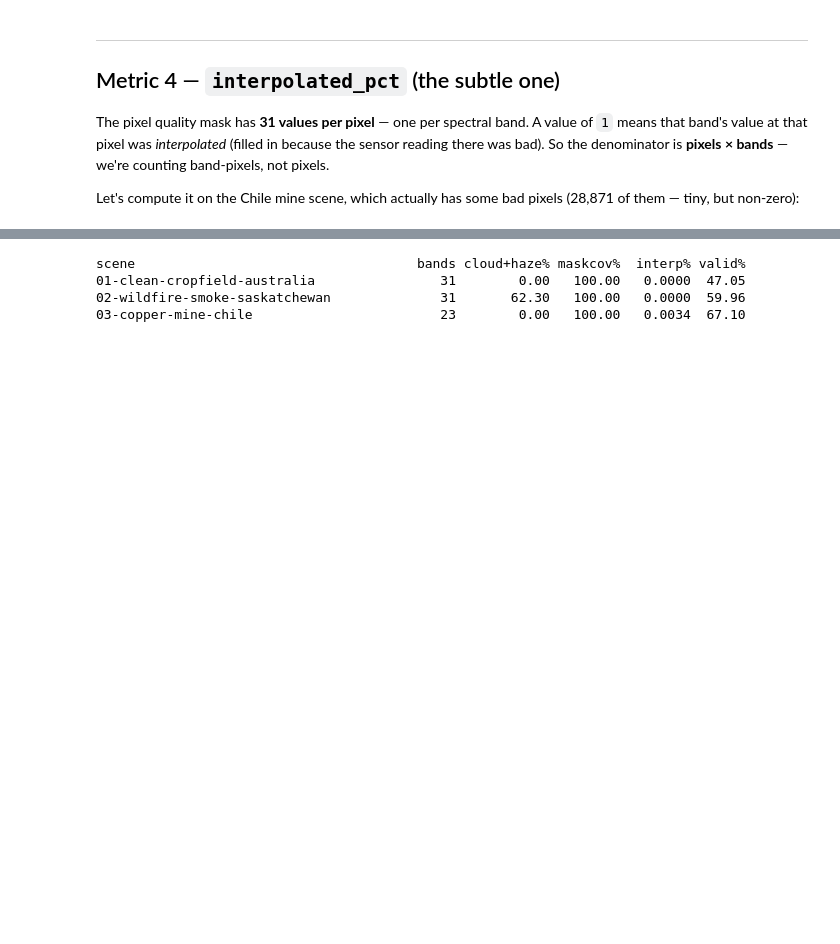
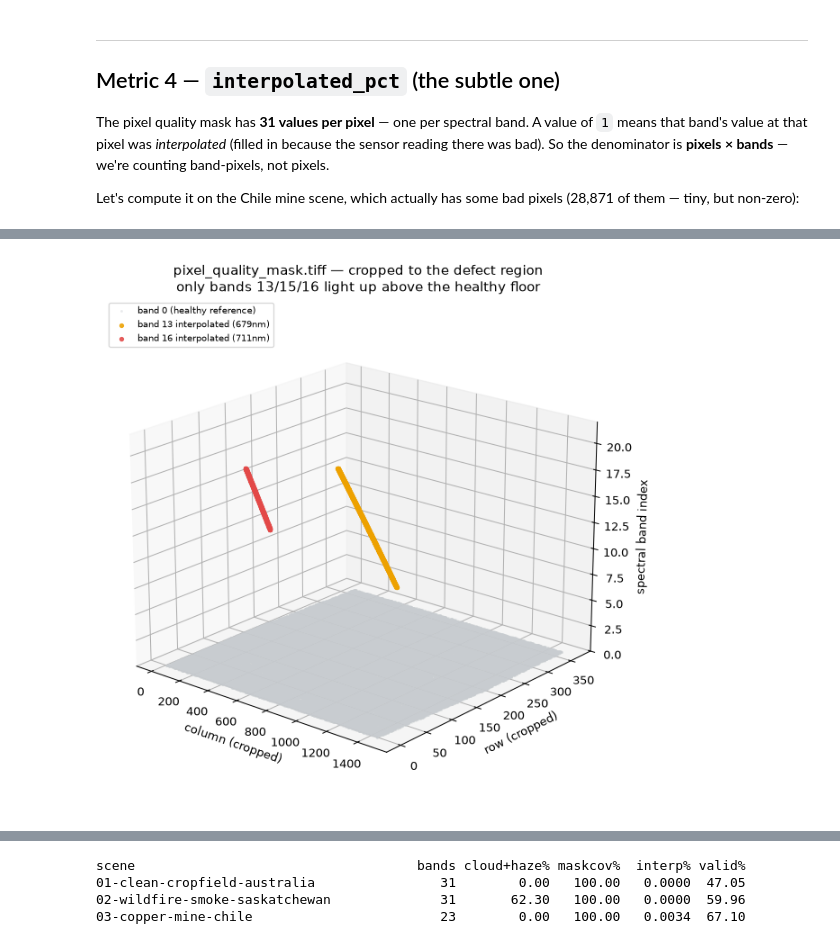
Before and after one commit to shilpi1958/pixxel-image-pm, a Jupyter notebook: notebooks/qa_pipeline_walkthrough.ipynb, the cells around one changed output, grey strips where cells are left out. Drawn from its saved outputs; the diff is of its cells as text; code cells hidden in the pictures; blank space fills up the shorter version.

```diff
--- a/notebooks/qa_pipeline_walkthrough.ipynb
+++ b/notebooks/qa_pipeline_walkthrough.ipynb
@@ -259,0 +326,19 @@ full-band dropout (a band ~100% interpolated): False
+# %%
+# Which bands actually have interpolated pixels, and where do they sit spatially?
+bad_bands = [b for b, c in enumerate(per_band) if c > 0]
+print(f"bands with interpolated pixels: {bad_bands}  (out of {nb2} total)")
+for b in bad_bands:
+    print(f"  band {b}: {per_band[b]:,} interpolated pixels")
+
+# Spatial footprint: are the flagged pixels clustered (one physical event) or scattered?
+rows, cols = np.where(pq2[:, :, bad_bands[0]] == 1)
+print(f"\nrow range:  {rows.min():,} - {rows.max():,}  (image height {pq2.shape[0]:,})")
+print(f"col range:  {cols.min():,} - {cols.max():,}  (image width {pq2.shape[1]:,})")
+print(f"row span:   {rows.max()-rows.min():,} px  |  col span: {cols.max()-cols.min():,} px")
+
+row_frac = (rows.max() - rows.min()) / pq2.shape[0]
+col_frac = (cols.max() - cols.min()) / pq2.shape[1]
+print(f"\n→ confined to ~{row_frac*100:.0f}% of image height but spans ~{col_frac*100:.0f}% of image width:")
+print("  the signature of a SCAN-LINE defect — a transient sensor glitch affecting")
+print("  bands 13/15/16 for one stretch of the pushbroom sweep, not random noise")
+print("  and not a permanently dead detector element (which would show up in every scene).")
@@ -259,0 +368,37 @@ full-band dropout (a band ~100% interpolated): False
+# %%
+r0, r1 = rows.min() - 100, rows.max() + 100
+c0, c1 = cols.min() - 100, cols.max() + 100
+crop = pq2[max(r0,0):r1, max(c0,0):c1, :]
+f3d2 = max(1, crop.shape[0] // 300)
+crop_small = crop[::f3d2, ::f3d2, :]
+Hc, Wc, Bc = crop_small.shape
+
+yyc, xxc = np.meshgrid(np.arange(Hc), np.arange(Wc), indexing="ij")
+
+fig = plt.figure(figsize=(9, 7))
+ax = fig.add_subplot(111, projection="3d")
+
+# healthy reference plane at band 0
+valid0 = crop_small[:, :, 0] != 255
+rng3 = np.random.default_rng(0)
+keep0 = rng3.random(valid0.sum()) < 0.15
+ax.scatter(xxc[valid0][keep0], yyc[valid0][keep0], np.zeros(keep0.sum()),
+           c="#c8ccd0", s=2, alpha=0.25, depthshade=False, label="band 0 (healthy reference)")
+
+band_colors = {13: "#eda100", 15: "#eb6834", 16: "#e34948"}
+wl = {13: "679nm", 15: "699nm", 16: "711nm"}
+for b in bad_bands:
+    bad = crop_small[:, :, b] == 1
+    if bad.any():
+        ax.scatter(xxc[bad], yyc[bad], np.full(bad.sum(), b),
+                   c=band_colors.get(b, "#e34948"), s=10, alpha=0.85,
+                   depthshade=False, label=f"band {b} interpolated ({wl.get(b,'')})")
+
+ax.set_xlabel("column (cropped)"); ax.set_ylabel("row (cropped)"); ax.set_zlabel("spectral band index")
+ax.set_zlim(0, pq2.shape[2] - 1)
+ax.set_title("pixel_quality_mask.tiff — cropped to the defect region\nonly bands 13/15/16 light up above the healthy floor")
+ax.legend(loc="upper left", fontsize=8)
+ax.view_init(elev=20, azim=-50)
+plt.tight_layout(); plt.show()
+# %% [output]
+[figure, added]
```
Also changed, not shown: parts of 18 cells of this notebook, 34 other files.
